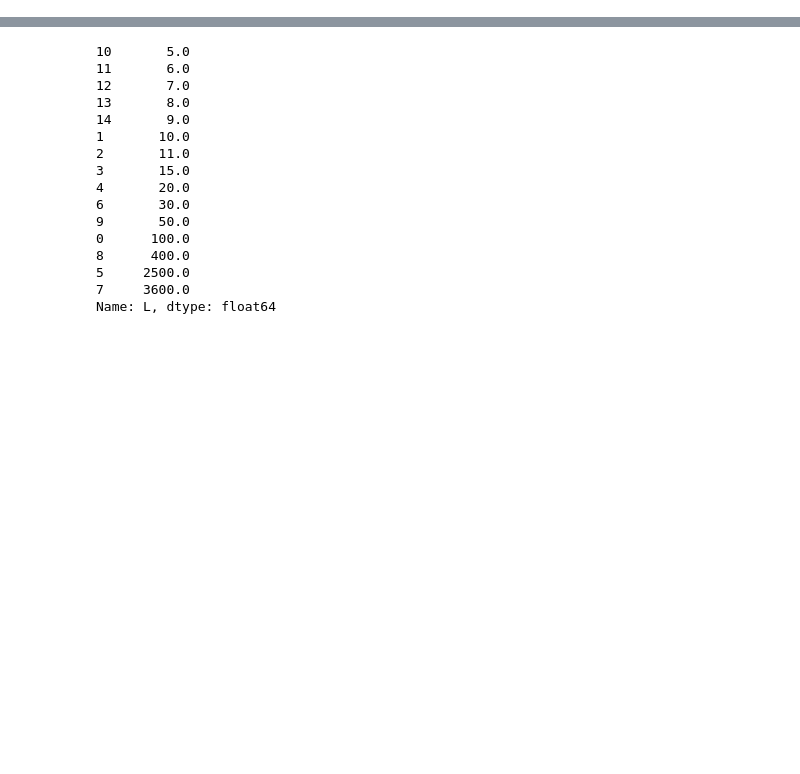
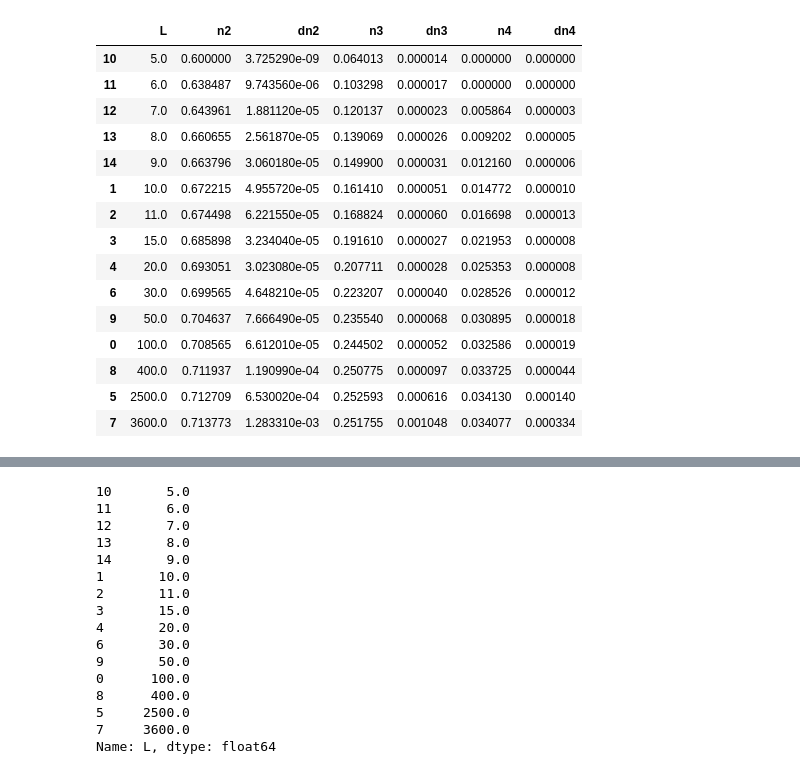
Before and after one commit to ev-br/saw-1, a Jupyter notebook: SAW_J0.ipynb, the cells around one changed output, grey strips where cells are left out. Cells and saved outputs as stored; diff of their text form; code cells hidden in the pictures; blank space fills up the shorter version.

```diff
--- a/SAW_J0.ipynb
+++ b/SAW_J0.ipynb
@@ -75,6 +78,24 @@ df = pd.DataFrame({"L": data_np[:, 0],
                   })
 # %%
 df = df.sort_values(by="L")
+df
+# %% [output]
+|  | L | n2 | dn2 | n3 | dn3 | n4 | dn4 |
+| 10 | 5.0 | 0.600000 | 3.725290e-09 | 0.064013 | 0.000014 | 0.000000 | 0.000000 |
+| 11 | 6.0 | 0.638487 | 9.743560e-06 | 0.103298 | 0.000017 | 0.000000 | 0.000000 |
+| 12 | 7.0 | 0.643961 | 1.881120e-05 | 0.120137 | 0.000023 | 0.005864 | 0.000003 |
+| 13 | 8.0 | 0.660655 | 2.561870e-05 | 0.139069 | 0.000026 | 0.009202 | 0.000005 |
+| 14 | 9.0 | 0.663796 | 3.060180e-05 | 0.149900 | 0.000031 | 0.012160 | 0.000006 |
+| 1 | 10.0 | 0.672215 | 4.955720e-05 | 0.161410 | 0.000051 | 0.014772 | 0.000010 |
+| 2 | 11.0 | 0.674498 | 6.221550e-05 | 0.168824 | 0.000060 | 0.016698 | 0.000013 |
+| 3 | 15.0 | 0.685898 | 3.234040e-05 | 0.191610 | 0.000027 | 0.021953 | 0.000008 |
+| 4 | 20.0 | 0.693051 | 3.023080e-05 | 0.207711 | 0.000028 | 0.025353 | 0.000008 |
+| 6 | 30.0 | 0.699565 | 4.648210e-05 | 0.223207 | 0.000040 | 0.028526 | 0.000012 |
+| 9 | 50.0 | 0.704637 | 7.666490e-05 | 0.235540 | 0.000068 | 0.030895 | 0.000018 |
+| 0 | 100.0 | 0.708565 | 6.612010e-05 | 0.244502 | 0.000052 | 0.032586 | 0.000019 |
+| 8 | 400.0 | 0.711937 | 1.190990e-04 | 0.250775 | 0.000097 | 0.033725 | 0.000044 |
+| 5 | 2500.0 | 0.712709 | 6.530020e-04 | 0.252593 | 0.000616 | 0.034130 | 0.000140 |
+| 7 | 3600.0 | 0.713773 | 1.283310e-03 | 0.251755 | 0.001048 | 0.034077 | 0.000334 |
 # %%
 df
 # %%
```
Also changed, not shown: parts of 5 cells of this notebook.
